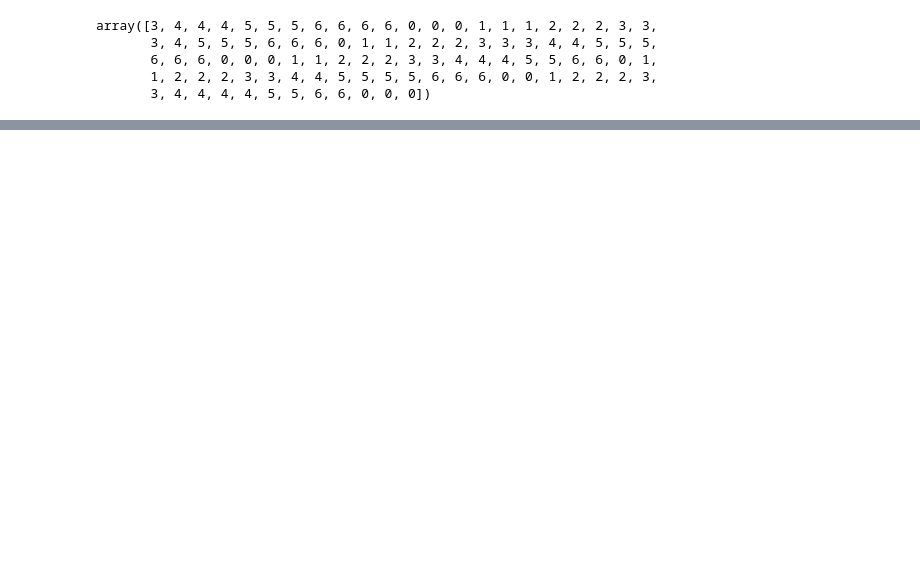
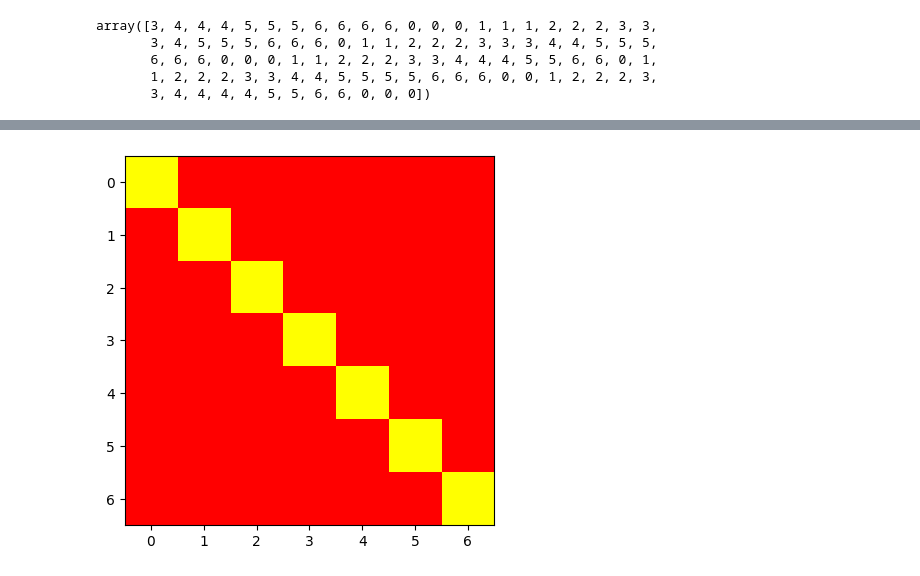
Before and after one commit to FKD13/12urenloop-hmmlearn, a Jupyter notebook: hmmtries.ipynb, the cells around one changed output, grey strips where cells are left out. Drawn from its saved outputs; the diff is of its cells as text; code cells hidden in the pictures; blank space fills up the shorter version.

```diff
--- a/hmmtries.ipynb
+++ b/hmmtries.ipynb
@@ -328,0 +215,5 @@ array([3, 4, 4, 4, 5, 5, 5, 6, 6, 6, 6, 0, 0, 0, 1, 1, 1, 2, 2, 2, 3, 3,
+# %%
+plt.imshow(model.emissionprob_, interpolation='none', cmap=colormaps["autumn"])
+plt.show()
+# %% [output]
+[figure, added]
```
Also changed, not shown: parts of 26 cells of this notebook, 3 other files.
